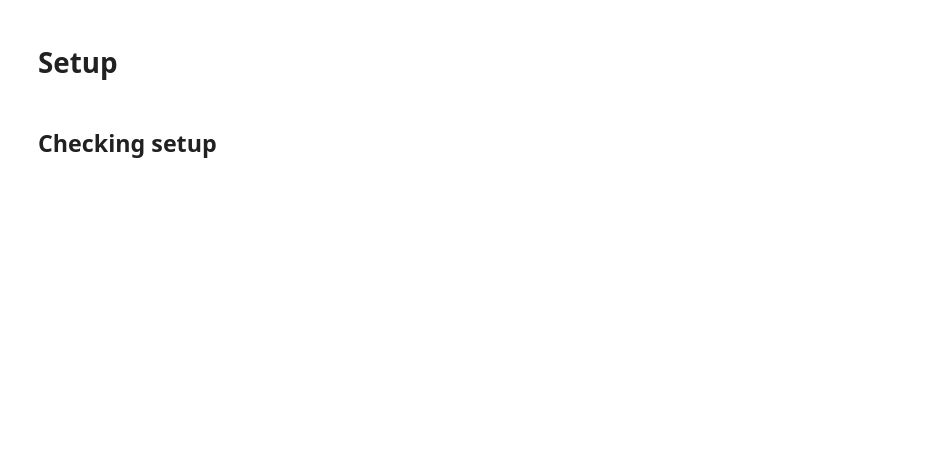
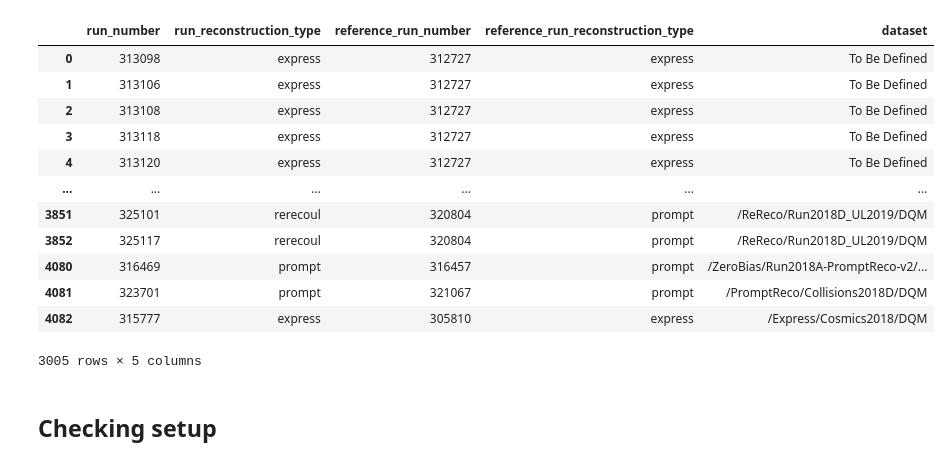
Before and after one commit to CMSTrackerDPG/ReferenceRunRank, a Jupyter notebook: notebooks/RRR_dev.ipynb, the cells around one changed output. Saved outputs shown, nothing was run; the diff lists cells and outputs as text; code cells hidden in the pictures; blank space fills up the shorter version.

```diff
--- a/notebooks/RRR_dev.ipynb
+++ b/notebooks/RRR_dev.ipynb
@@ -1,5 +1,3 @@
-# %% [markdown]
-# Setup
 # %%
 # External modules
 import pandas as pd
@@ -24,8 +22,24 @@ import oms
 importlib.reload(rrr)
 importlib.reload(oms)
 
-CHData = rrr.CHRunData("../jsons/AllRunsRefRuns_Mar5_2024.json")
+CHData = rrr.CHRunData("../jsons/AllRunsRefRuns_Mar5_2024.json", "../jsons/json_TRK_PromptReco_2018Runs.json")
 oms_fetch = oms.oms_fetch()
+# %%
+CHData.goldenRunsDF
+# %% [output]
+|  | run_number | run_reconstruction_type | reference_run_number | reference_run_reconstruction_type | dataset |
+| 0 | 313098 | express | 312727 | express | To Be Defined |
+| 1 | 313106 | express | 312727 | express | To Be Defined |
+| 2 | 313108 | express | 312727 | express | To Be Defined |
+| 3 | 313118 | express | 312727 | express | To Be Defined |
+| 4 | 313120 | express | 312727 | express | To Be Defined |
+| ... | ... | ... | ... | ... | ... |
+| 3851 | 325101 | rerecoul | 320804 | prompt | /ReReco/Run2018D_UL2019/DQM |
+| 3852 | 325117 | rerecoul | 320804 | prompt | /ReReco/Run2018D_UL2019/DQM |
+| 4080 | 316469 | prompt | 316457 | prompt | /ZeroBias/Run2018A-PromptReco-v2/... |
+| 4081 | 323701 | prompt | 321067 | prompt | /PromptReco/Collisions2018D/DQM |
+| 4082 | 315777 | express | 305810 | express | /Express/Cosmics2018/DQM |
+3005 rows × 5 columns
 # %% [markdown]
 ## Checking setup
 # %%
```
Also changed, not shown: parts of 27 cells of this notebook, 1 other file.
